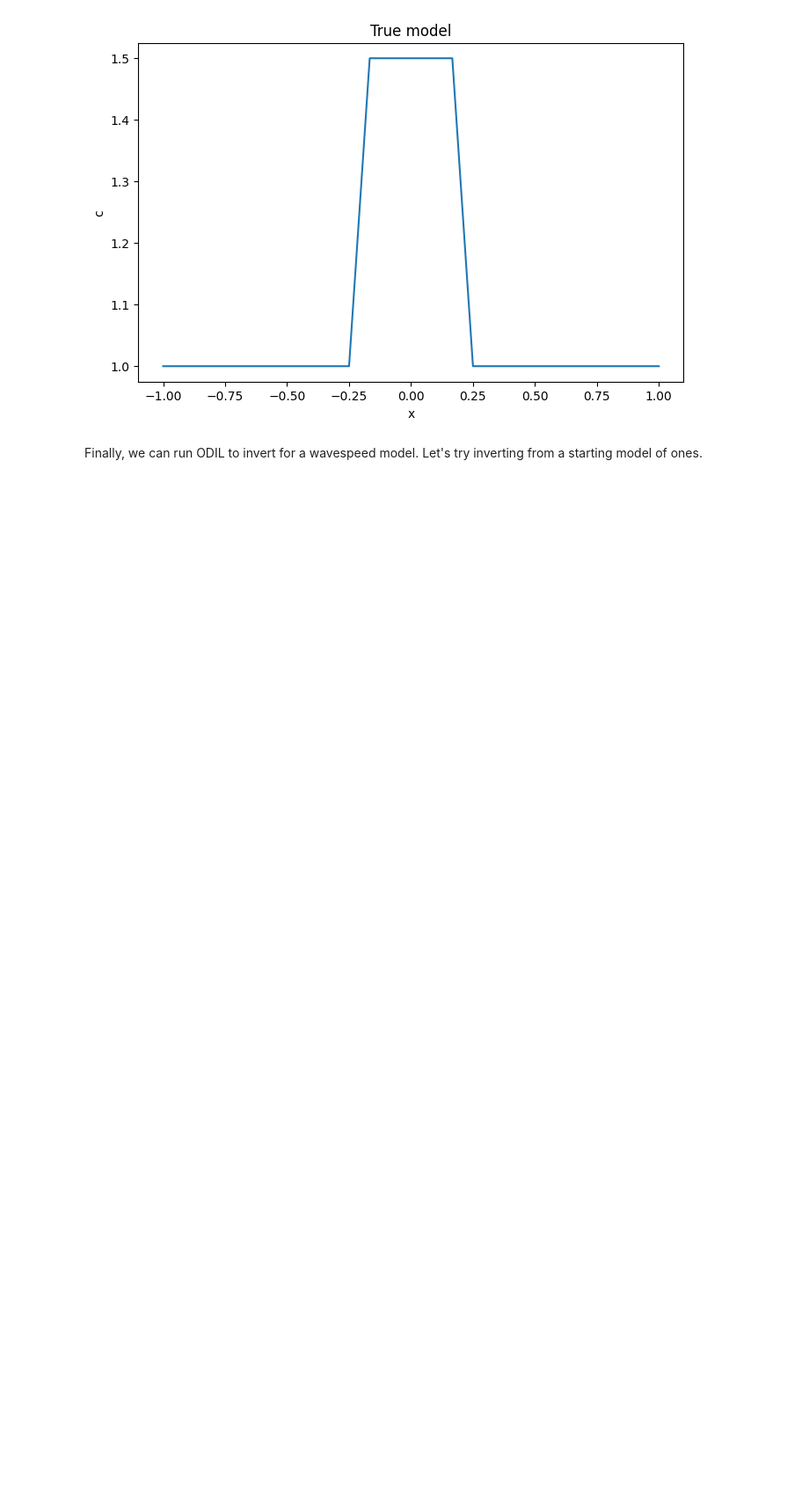
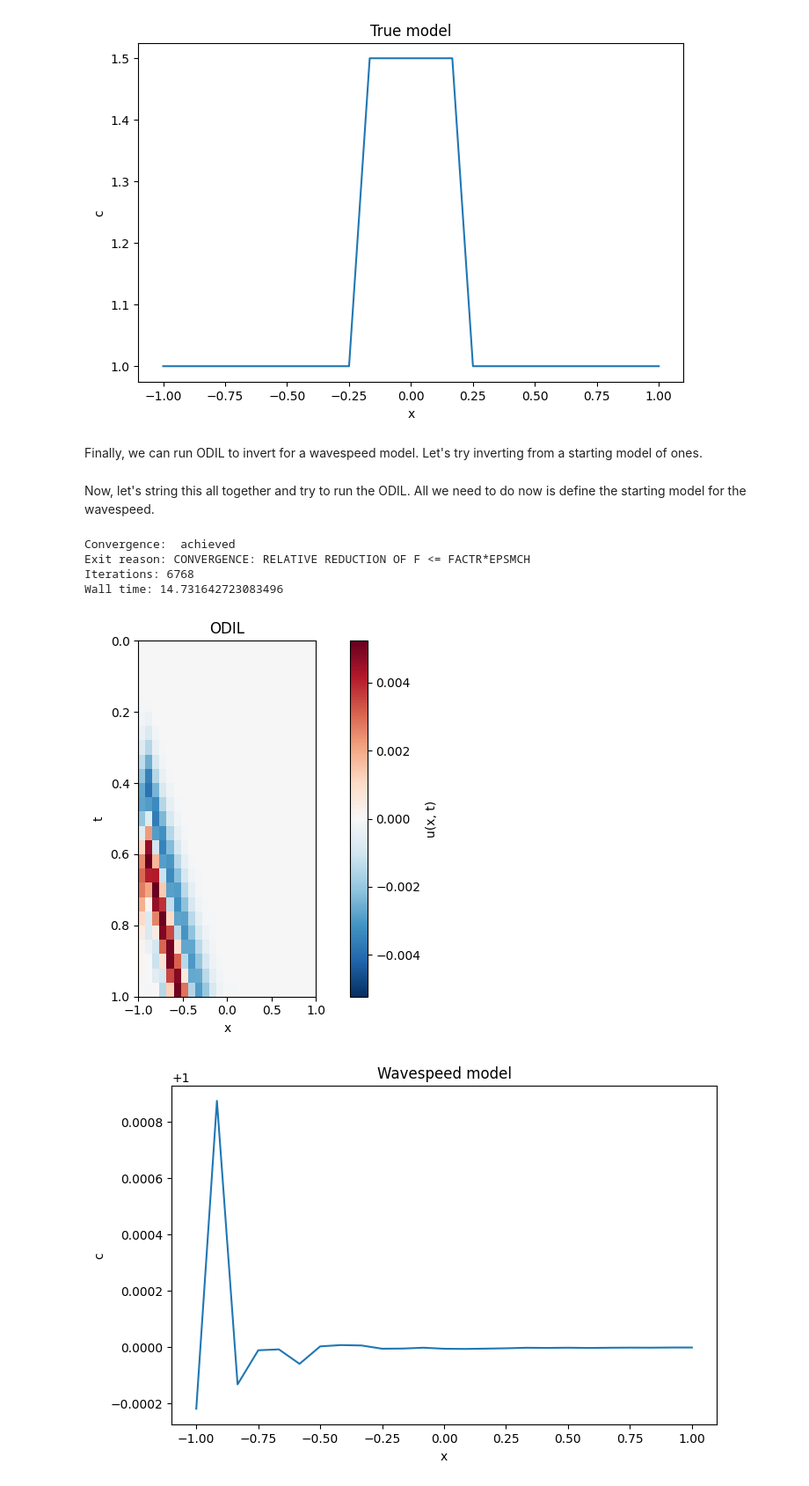
Before and after one commit to Commit2Cosmos/Transcranial-Ultrasound-ODIL, a Jupyter notebook: notebooks/sandbox/1dfwi.ipynb, the cells around one changed output. Shown at 88% size. Cells and saved outputs as stored; diff of their text form; code cells hidden in the pictures; blank space fills up the shorter version.

```diff
--- a/notebooks/sandbox/1dfwi.ipynb
+++ b/notebooks/sandbox/1dfwi.ipynb
@@ -412,14 +414,14 @@ Finally, we can run ODIL to invert for a wavespeed model. Let's try inverting fr
 import scipy.optimize as scopt
 import time
 # %%
-def run_odil(init_amplitude, init_wavespeed, d_obs,
-             f_peak=1.0, num_recvs=3,
+def run_odil(init_wavespeed, d_obs,
+             f_peak=2.0, time_shift=0.5, num_recvs=5,
              method="L-BFGS-B",
              field_plot_title="ODIL", history_plot_title="Residual history",
              maxiter=50000, ftol=1e-12, gtol=1e-8):
-    u = Wavefield(init_amplitude=init_amplitude, init_wavespeed=init_wavespeed)
+    u = Wavefield(init_amplitude=np.zeros((25, 25)), init_wavespeed=init_wavespeed)
 
-    geom = AcquisitionGeometry(u)
+    geom = AcquisitionGeometry(u, f_peak=f_peak, time_shift=time_shift, num_recvs=num_recvs)
     functional = Discrete1DFWILoss(u=u, d_obs=d_obs, geometry=geom)
 
     opts = {'maxiter': maxiter} if method == 'Newton-CG' else {'maxiter': maxiter, 'maxfun': maxiter*200, 'ftol': ftol, 'gtol': gtol}
@@ -451,2 +450,12 @@ init_wavespeed = np.ones((25,))
+# %% [markdown]
+Now, let's string this all together and try to run the ODIL. All we need to do now is define the starting model for the wavespeed.
 # %%
-run_odil(init_amplitude, init_wavespeed, d_obs)
+init_wavespeed = np.ones((25))
+run_odil(init_wavespeed, d_obs)
+# %% [output]
+Convergence:  achieved
+Exit reason: CONVERGENCE: RELATIVE REDUCTION OF F <= FACTR*EPSMCH
+Iterations: 6768
+Wall time: 14.731642723083496
+[figure, added]
+[figure, added]
```
Also changed, not shown: parts of 6 cells of this notebook.
